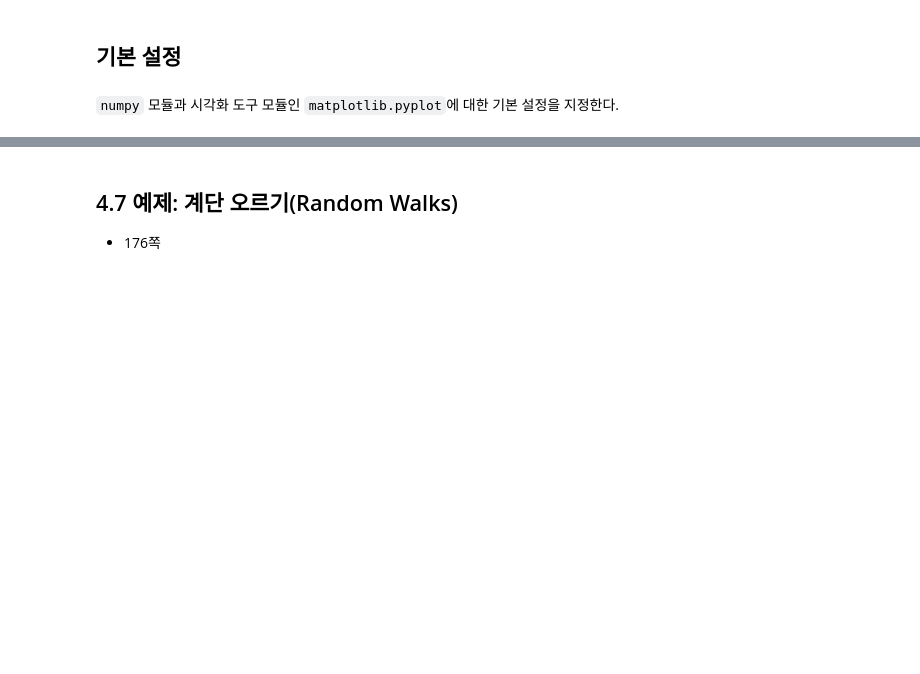
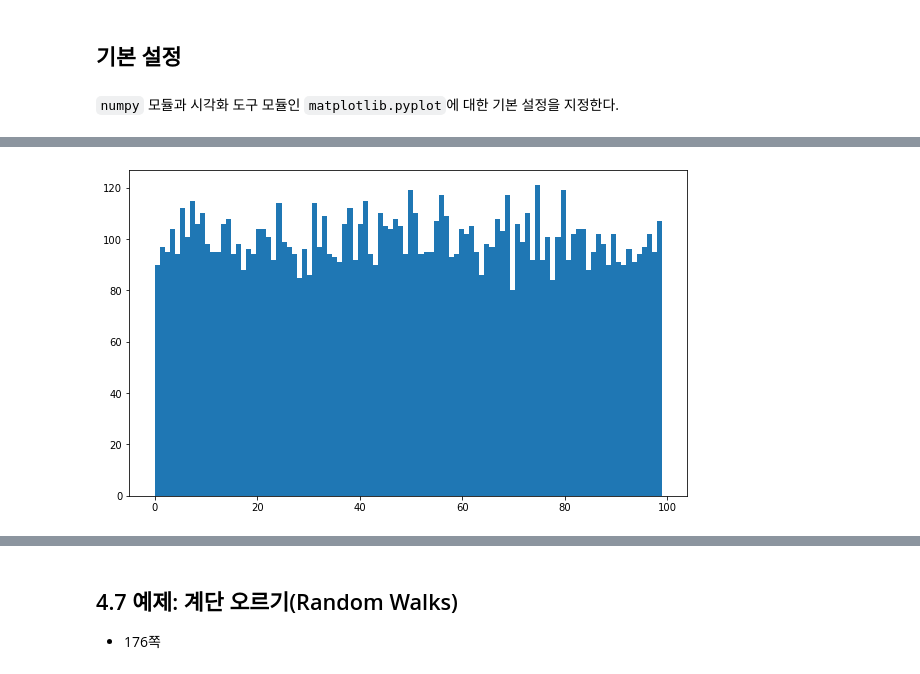
Before and after one commit to codingalzi/pydata, a Jupyter notebook: notebooks/pydata04-numpy-basics-4.ipynb, the cells around one changed output, grey strips where cells are left out. Cells and saved outputs as stored; diff of their text form; code cells hidden in the pictures; blank space fills up the shorter version.

```diff
--- a/notebooks/pydata04-numpy-basics-4.ipynb
+++ b/notebooks/pydata04-numpy-basics-4.ipynb
@@ -83,0 +182,6 @@ rng.randn(10)
+# %%
+samples = np.random.randint(0,100,10000)
+plt.hist(samples, bins=100)
+plt.show()
+# %% [output]
+[figure, added]
```
Also changed, not shown: parts of 54 cells of this notebook, 14 other files.
